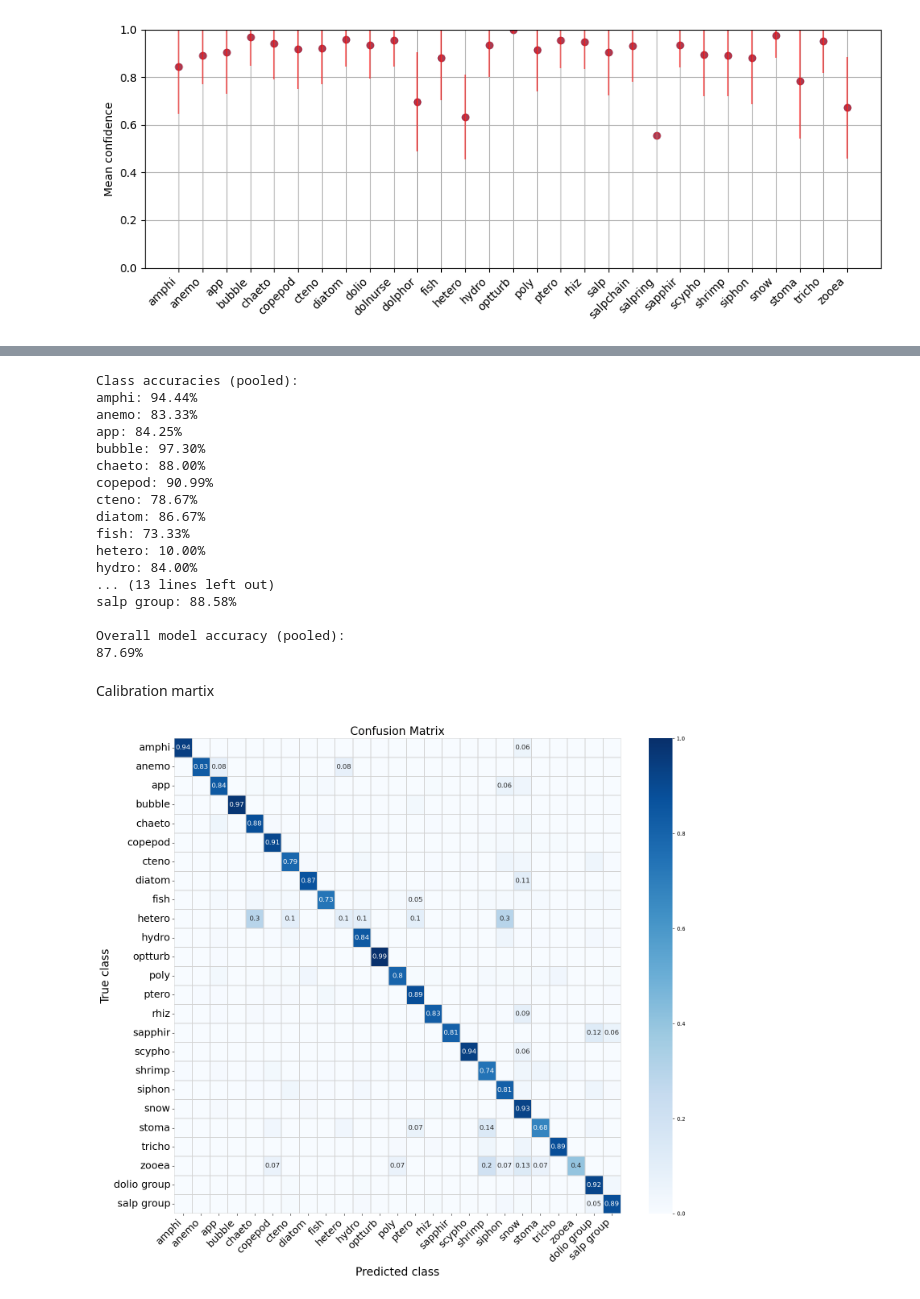
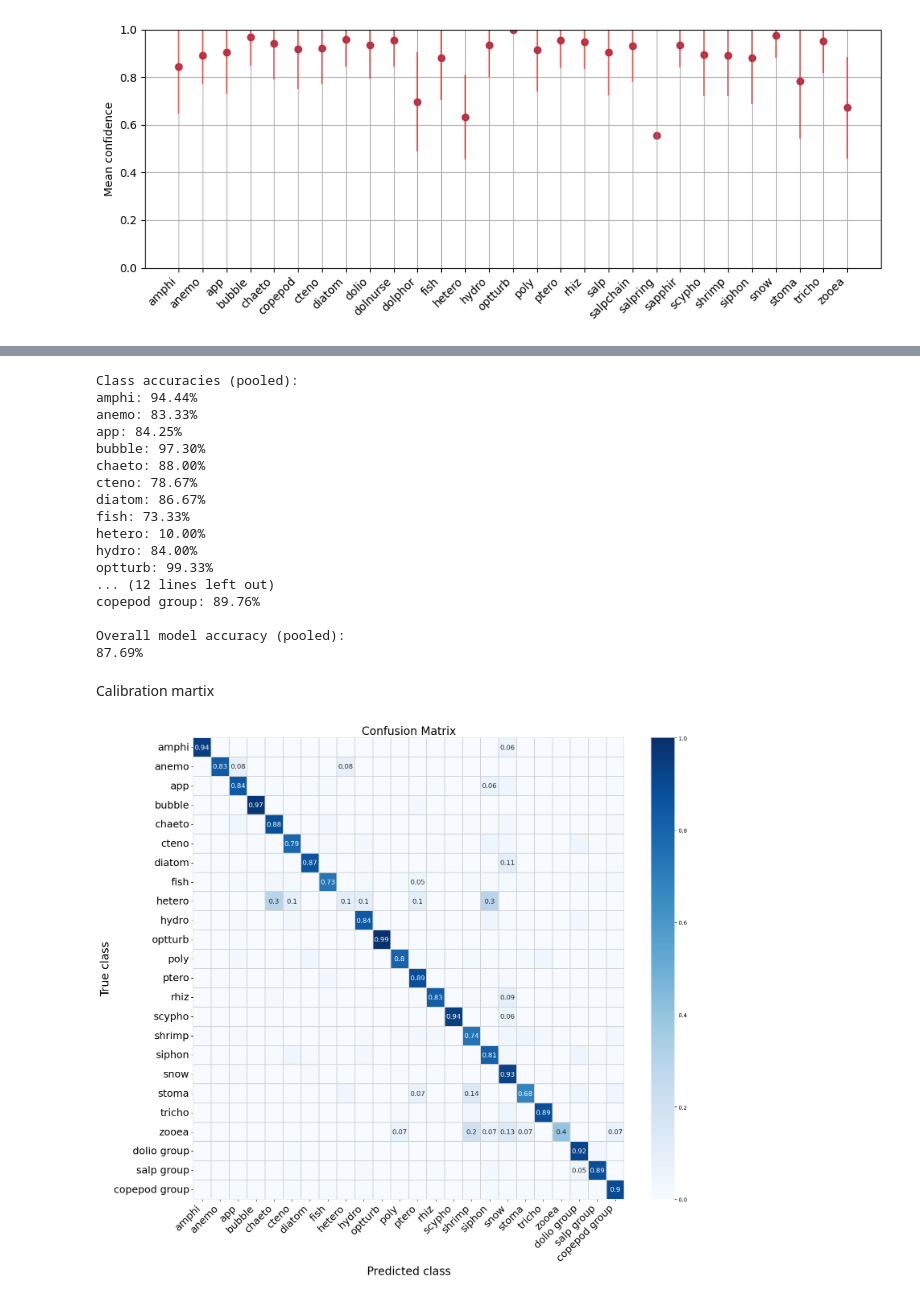
Before and after one commit to NeWeigt/ct_classifier_zoops, a Jupyter notebook: Prec_Rec_Class.ipynb, the cells around one changed output, grey strips where cells are left out. Drawn from its saved outputs; the diff is of its cells as text; code cells hidden in the pictures.

```diff
--- a/Prec_Rec_Class.ipynb
+++ b/Prec_Rec_Class.ipynb
@@ -224,7 +244,7 @@ import numpy as np
 import matplotlib.pyplot as plt
 
 # --- pooling definition ---
-translate_labels = {8:30, 9:30, 10:30, 18:31, 19:31, 20:31}
+translate_labels = {8:30, 9:30, 10:30, 18:31, 19:31, 20:31, 5:32, 21:32}
 
 # arrays
 conf_arr = np.array(confidences)
@@ -250,7 +270,7 @@ label_to_name = {
 inverse_category_dict = {v: k for k, v in label_to_name.items()}
 inverse_category_dict[30] = "dolio group"
 inverse_category_dict[31] = "salp group"
-
+inverse_category_dict[32] = "copepod group"
 # pooled class ids
 class_ids = sorted(np.unique(pred_translated))
 class_names = [inverse_category_dict[c] for c in class_ids]
@@ -294,0 +315,20 @@ plt.show()
+# %%
+import pandas as pd
+
+# build table
+df_stats = pd.DataFrame({
+    "Class ID": class_ids,
+    "Class Name": class_names,
+    "Mean Confidence": mean_conf,
+    "Std Confidence": std_conf,
+    "Count": [
+        np.sum(pred_translated == c)
+        for c in class_ids
+    ]
+})
+
+# optional sorting
+df_stats = df_stats.sort_values("Mean Confidence", ascending=False)
+
+# display nicely
+print(df_stats.to_string(index=False))
@@ -296,7 +354,7 @@ plt.show()
 import numpy as np
 
 # --- pooling definition ---
-translate_labels = {8:30, 9:30, 10:30, 18:31, 19:31, 20:31}
+translate_labels = {8:30, 9:30, 10:30, 18:31, 19:31, 20:31, 5:32, 21:32}
 
 # original mapping (name -> index)
 label_to_name = {
@@ -312,6 +370,7 @@ label_to_name = {
 index_to_name = {v: k for k, v in label_to_name.items()}
 index_to_name[30] = "dolio group"
 index_to_name[31] = "salp group"
+index_to_name[32] = "copepod group"
 
 # convert arrays
 gt = np.array(gt)
@@ -344,14 +403,14 @@ anemo: 83.33%
 app: 84.25%
 bubble: 97.30%
 chaeto: 88.00%
-copepod: 90.99%
 cteno: 78.67%
 diatom: 86.67%
 fish: 73.33%
 hetero: 10.00%
 hydro: 84.00%
-... (13 lines left out)
-salp group: 88.58%
+optturb: 99.33%
+... (12 lines left out)
+copepod group: 89.76%
 
 Overall model accuracy (pooled):
 87.69%
@@ -365,7 +424,7 @@ import seaborn as sns
 from sklearn.metrics import confusion_matrix
 
 # --- pooling ---
-translate_labels = {8:30, 9:30, 10:30, 18:31, 19:31, 20:31}
+translate_labels = {8:30, 9:30, 10:30, 18:31, 19:31, 20:31, 5:32, 21:32}
 
 label_to_name = {
     "amphi": 0, "anemo": 1, "app": 2, "bubble": 3, "chaeto": 4,
@@ -378,6 +437,7 @@ label_to_name = {
 index_to_name = {v: k for k, v in label_to_name.items()}
 index_to_name[30] = "dolio group"
 index_to_name[31] = "salp group"
+index_to_name[32] = "copepod group"
 
 gt_arr = np.array(gt)
 pred_arr = np.array(predictions)
@@ -391,31 +451,31 @@ class_names_pooled = [index_to_name[c] for c in classes]
 # confusion matrix normalised by true class (rows sum to 1)
 cm = confusion_matrix(gt_pooled, pred_pooled, labels=classes)
 cm_norm = cm.astype(float) / cm.sum(axis=1, keepdims=True)
 
 # custom annotations: blank where value is below 0.05
 annot = np.where(cm_norm < 0.05, "", np.round(cm_norm, 2).astype(str))
 
 fig, ax = plt.subplots(figsize=(16, 14))
 sns.heatmap(
     cm_norm,
     annot=annot,
     fmt="",
     annot_kws={"size": 12},
     xticklabels=class_names_pooled,
     yticklabels=class_names_pooled,
     cmap="Blues",
     vmin=0, vmax=1,
     ax=ax,
     linewidths=0.3,
     linecolor="lightgrey",
 )
 ax.set_xlabel("Predicted class", fontsize=20)
 ax.set_ylabel("True class", fontsize=20)
 ax.set_title("Confusion Matrix", fontsize=20)
 ax.tick_params(axis='both', labelsize=18)
 plt.xticks(rotation=45, ha="right")
 plt.yticks(rotation=0)
 plt.tight_layout()
 plt.show()
 # %% [output]
-[figure, old version]
+[figure, new version]
```
Also changed, not shown: parts of 8 cells of this notebook.
